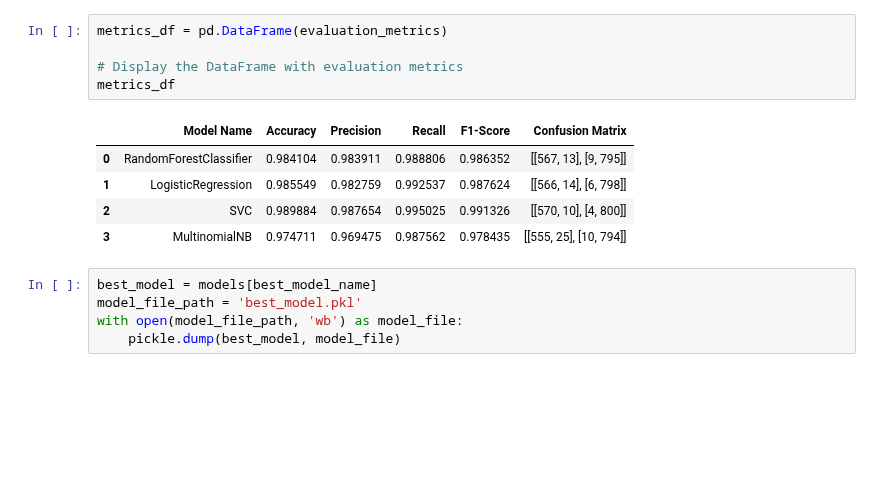
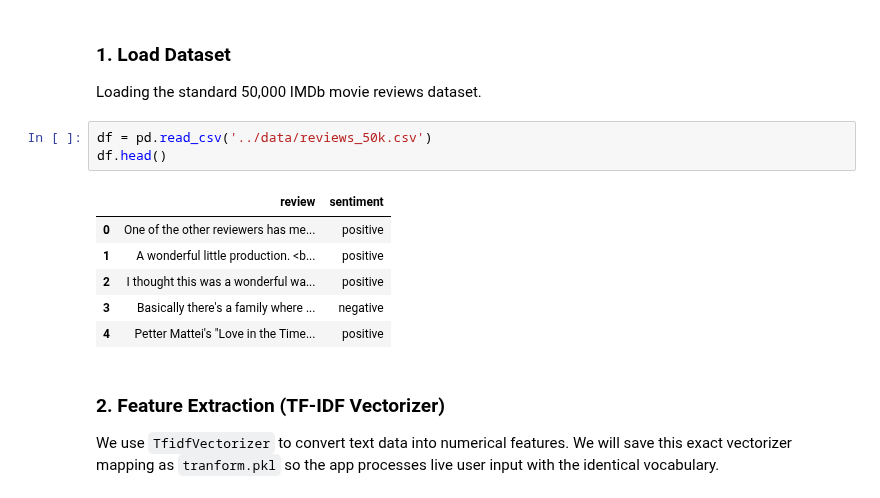
Before and after one commit to devaldaki3/CineMatch, a Jupyter notebook: NoteBook_Experiments/Sentimental Analysis on Reviews.ipynb, the cells around one changed output. Saved outputs shown, nothing was run; the diff lists cells and outputs as text; blank space fills up the shorter version.

```diff
--- a/NoteBook_Experiments/Sentimental Analysis on Reviews.ipynb
+++ b/NoteBook_Experiments/Sentimental Analysis on Reviews.ipynb
@@ -123,16 +11,16 @@ Best Model: Support Vector Machine with Accuracy: 0.99
-# %%
-metrics_df = pd.DataFrame(evaluation_metrics)
-
-# Display the DataFrame with evaluation metrics
-metrics_df
-# %% [output]
-|  | Model Name | Accuracy | Precision | Recall | F1-Score | Confusion Matrix |
-| 0 | RandomForestClassifier | 0.984104 | 0.983911 | 0.988806 | 0.986352 | [[567, 13], [9, 795]] |
-| 1 | LogisticRegression | 0.985549 | 0.982759 | 0.992537 | 0.987624 | [[566, 14], [6, 798]] |
-| 2 | SVC | 0.989884 | 0.987654 | 0.995025 | 0.991326 | [[570, 10], [4, 800]] |
-| 3 | MultinomialNB | 0.974711 | 0.969475 | 0.987562 | 0.978435 | [[555, 25], [10, 794]] |
-# %%
-best_model = models[best_model_name]
-model_file_path = 'best_model.pkl'
-with open(model_file_path, 'wb') as model_file:
-    pickle.dump(best_model, model_file)
+# %% [markdown]
+### 1. Load Dataset
+Loading the standard 50,000 IMDb movie reviews dataset.
+# %%
+df = pd.read_csv('../data/reviews_50k.csv')
+df.head()
+# %% [output]
+|  | review | sentiment |
+| 0 | One of the other reviewers has me... | positive |
+| 1 | A wonderful little production. <b... | positive |
+| 2 | I thought this was a wonderful wa... | positive |
+| 3 | Basically there's a family where ... | negative |
+| 4 | Petter Mattei's "Love in the Time... | positive |
+# %% [markdown]
+### 2. Feature Extraction (TF-IDF Vectorizer)
+We use `TfidfVectorizer` to convert text data into numerical features. We will save this exact vectorizer mapping as `tranform.pkl` so the app processes live user input with the identical vocabulary.
```
Also changed, not shown: parts of 18 cells of this notebook, 28 other files.
